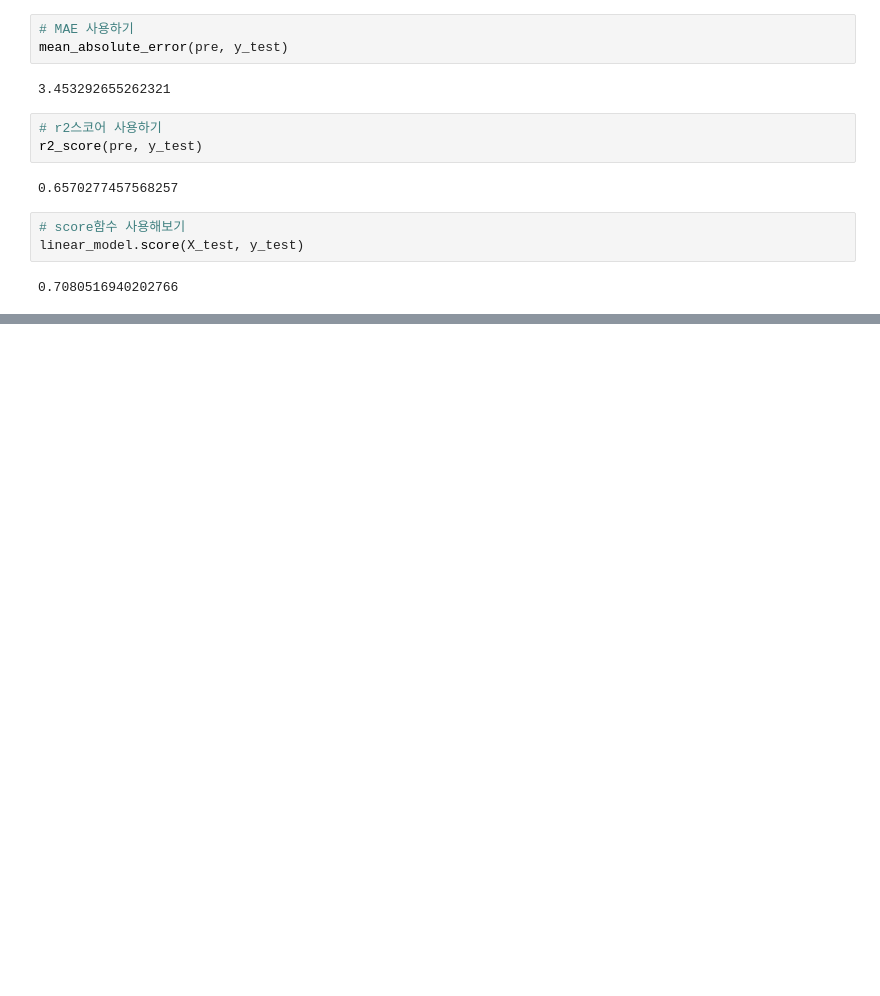
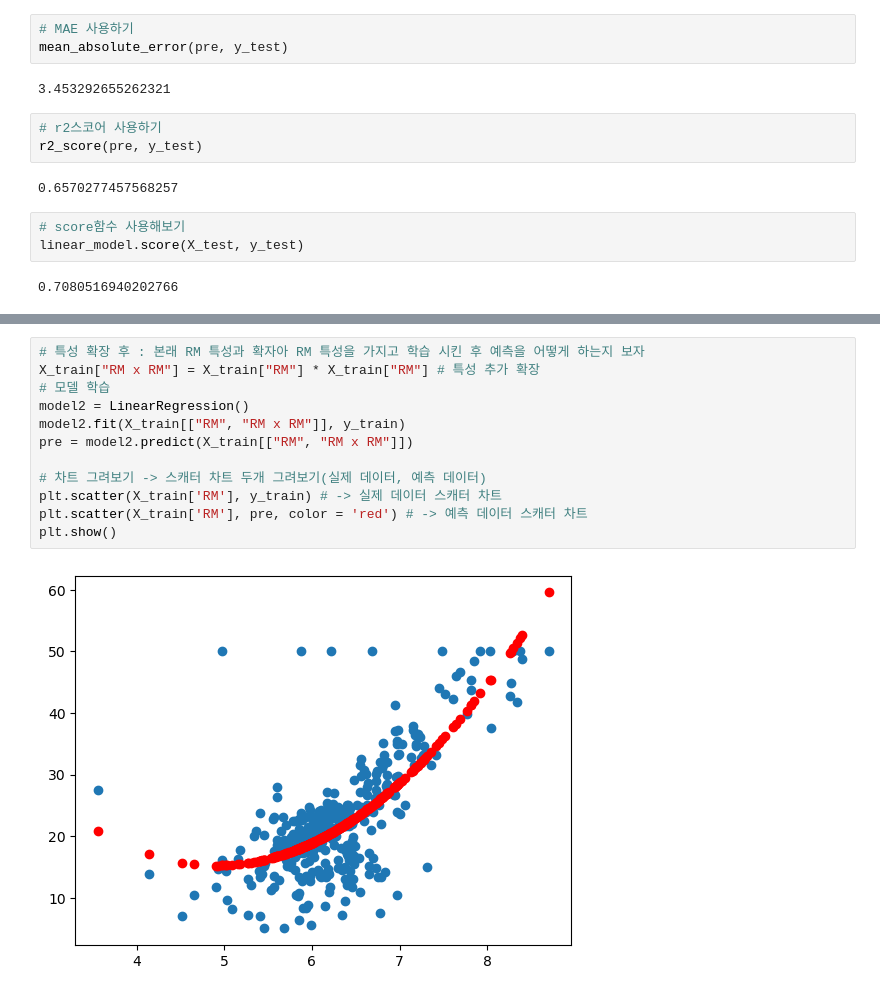
Before and after one commit to wdohoon/wdohoon, a Jupyter notebook: 머신러닝/ex06 보스턴 주택가격 예측 실습(선형회귀).ipynb, the cells around one changed output, grey strips where cells are left out. Saved outputs shown, nothing was run; the diff lists cells and outputs as text; blank space fills up the shorter version.

```diff
--- a/머신러닝/ex06 보스턴 주택가격 예측 실습(선형회귀).ipynb
+++ b/머신러닝/ex06 보스턴 주택가격 예측 실습(선형회귀).ipynb
@@ -236,0 +435,14 @@ linear_model.score(X_test, y_test)
+# %%
+# 특성 확장 후 : 본래 RM 특성과 확자아 RM 특성을 가지고 학습 시킨 후 예측을 어떻게 하는지 보자
+X_train["RM x RM"] = X_train["RM"] * X_train["RM"] # 특성 추가 확장
+# 모델 학습
+model2 = LinearRegression()
+model2.fit(X_train[["RM", "RM x RM"]], y_train)
+pre = model2.predict(X_train[["RM", "RM x RM"]])
+
+# 차트 그려보기 -> 스캐터 차트 두개 그려보기(실제 데이터, 예측 데이터)
+plt.scatter(X_train['RM'], y_train) # -> 실제 데이터 스캐터 차트
+plt.scatter(X_train['RM'], pre, color = 'red') # -> 예측 데이터 스캐터 차트
+plt.show()
+# %% [output]
+[figure, added]
```
Also changed, not shown: parts of 58 cells of this notebook, 3 other files.
